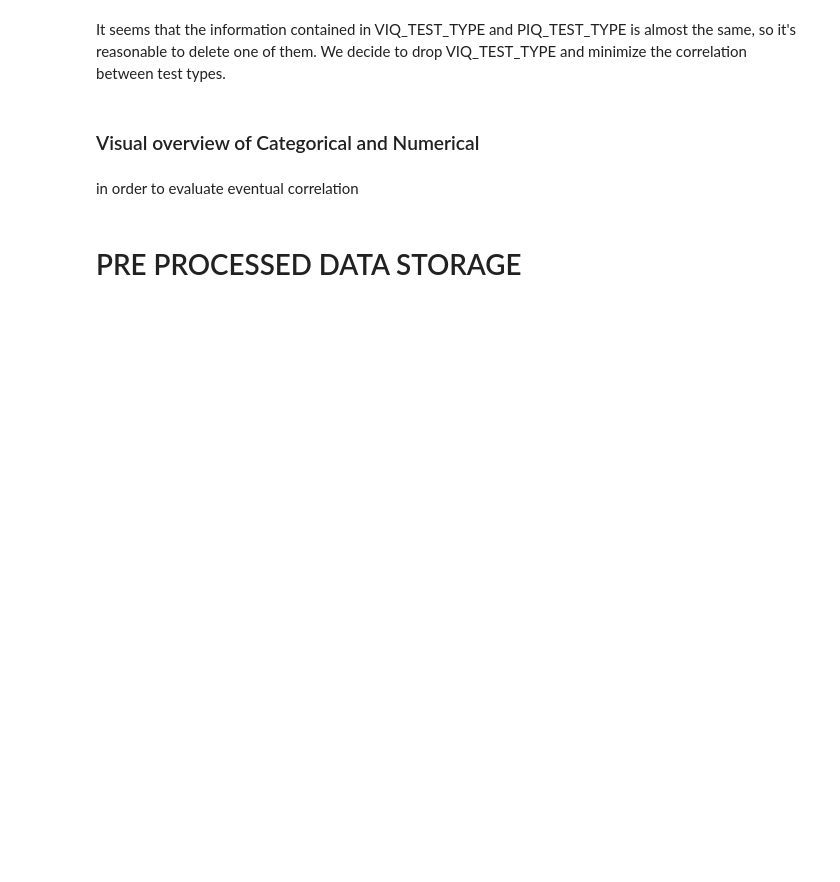
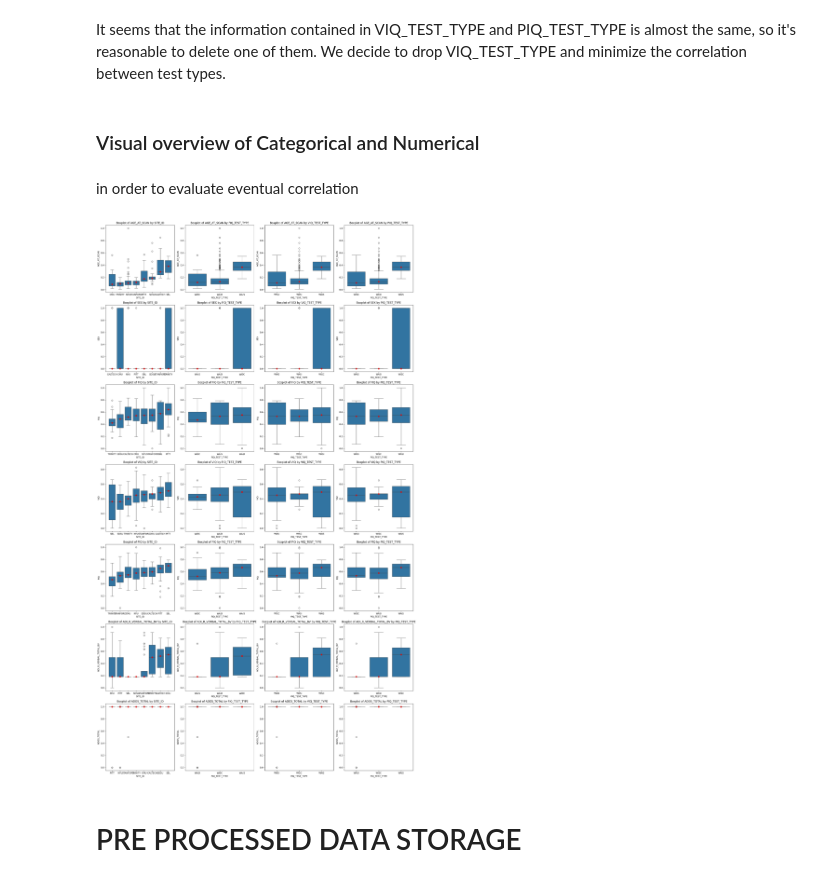
Before and after one commit to AuraNatale/AutismDataMining, a Jupyter notebook: Source Code/data_exploration short.ipynb, the cells around one changed output. Drawn from its saved outputs; the diff is of its cells as text; code cells hidden in the pictures; blank space fills up the shorter version.

Commit message:
ordered data_exploration_short + fill_missing func

```diff
--- a/Source Code/data_exploration short.ipynb
+++ b/Source Code/data_exploration short.ipynb
@@ -800,6 +783,6 @@ So for the features "FIQ", "VIQ", "PIQ", "ADOS_COMM", "ADOS_SOCIAL", "ADI_R_SOCI
 # %%
 #list of features that we want to fill
-test_score_fatures = ["FIQ", "VIQ", "PIQ", "ADOS_COMM", "ADOS_SOCIAL", "ADI_R_SOCIAL_TOTAL_A", "ADI_R_VERBAL_TOTAL_BV", "ADI_RRB_TOTAL_C", "SRS_RAW_TOTAL"]
+test_score_fatures = ["FIQ", "VIQ", "PIQ", "ADOS_TOTAL", "ADI_R_VERBAL_TOTAL_BV"]
 
 #function to fill with the global mean or the data feature mean
 def test_score_fill (feature_value, feature_name, feature_mean):
@@ -808,12 +791,8 @@ def test_score_fill (feature_value, feature_name, feature_mean):
     "FIQ": 97.34, # EEUU mean score retrieved from https://worldpopulationreview.com/country-rankings/average-iq-by-country
     "VIQ": 97.34, # EEUU mean score retrieved from https://worldpopulationreview.com/country-rankings/average-iq-by-country
     "PIQ": 97.34, # EEUU mean score retrieved from https://worldpopulationreview.com/country-rankings/average-iq-by-country
-    "ADOS_COMM": 3.0, # autism cutoff retrieved from https://www.researchgate.net/figure/ADOS-maximum-score-and-cut-off-points-for-ASD-15_tbl1_361212648
-    "ADOS_SOCIAL": 6.0, # autism cutoff retrieved from https://www.researchgate.net/figure/ADOS-maximum-score-and-cut-off-points-for-ASD-15_tbl1_361212648
-    "ADI_R_SOCIAL_TOTAL_A": 10.0, # autism cutoff retrieved from https://www.researchgate.net/figure/Summary-statistics-for-ADI-R-domain-scores_tbl4_6709395
+    "ADOS_TOTAL": 9.0, # autism cutoff retrieved from https://www.researchgate.net/figure/ADOS-maximum-score-and-cut-off-points-for-ASD-15_tbl1_361212648
     "ADI_R_VERBAL_TOTAL_BV": 8.0, # autism cutoff retrieved from https://www.researchgate.net/figure/Summary-statistics-for-ADI-R-domain-scores_tbl4_6709395
-    "ADI_RRB_TOTAL_C": 3.0, # autism cutoff retrieved from https://www.researchgate.net/figure/Summary-statistics-for-ADI-R-domain-scores_tbl4_6709395
-    "SRS_RAW_TOTAL": 61.0, # autism cutoff retrieved from https://www.researchgate.net/figure/The-Social-Responsiveness-Scale-Second-Edition-Cut-Off-Points_tbl3_378881666
     }
 
     # Then we check which feature we obtained to decide if replace
@@ -831,5 +810,5 @@ def test_score_fill (feature_value, feature_name, feature_mean):
 #loop for filling the features
 for feature_name in test_score_fatures:
     feature_mean = ASD_phenotypic_original[feature_name].mean()
-    ASD_phenotypic_filtered[feature_name] = ASD_phenotypic_filtered[feature_name].apply(test_score_fill, args=(feature_name, feature_mean))
+    ASD_phenotypic[feature_name] = ASD_phenotypic[feature_name].apply(test_score_fill, args=(feature_name, feature_mean))
 # %%
@@ -925,14 +853,14 @@ ASD_phenotypic_filtered.info()
 Since didfferent scales of numerical features, we need to normalize them
 # %%
 # Seleziona solo le colonne numeriche e rimuovi le righe con valori mancanti
-numeric = ASD_phenotypic_filtered.select_dtypes(include=['float64', 'int64']).dropna()
+numeric = ASD_phenotypic.select_dtypes(include=['float64', 'int64']).dropna()
 
 # Normalizza le features numeriche utilizzando la normalizzazione min-max
 scaler = MinMaxScaler()
 numeric_normalized = pd.DataFrame(scaler.fit_transform(numeric), columns=numeric.columns)
 # %%
 # Aggiungi le colonne numeriche normalizzate al DataFrame filtered
-ASD_phenotypic_normalized = ASD_phenotypic_filtered.copy()
+ASD_phenotypic_normalized = ASD_phenotypic.copy()
 ASD_phenotypic_normalized[numeric_normalized.columns] = numeric_normalized
 
 # Ora filtered contiene le features numeriche normalizzate insieme alle altre colonne
@@ -973,10 +932,3 @@ In order to delete one features in each couple correlated, we compare the effect
-# %%
-# Lista delle colonne da rimuovere
-columns_to_remove = ['ADOS_TOTAL', 'ADI_R_VERBAL_TOTAL_BV']
-
-# Rimuovi le colonne dal DataFrame
-ASD_phenotypic_filtered = ASD_phenotypic_filtered.drop(columns=columns_to_remove)
-ASD_phenotypic_normalized = ASD_phenotypic_normalized.drop(columns=columns_to_remove)
 # %% [markdown]
 ## Categorical features
 # %%
@@ -1007,37 +961,39 @@ in order to evaluate eventual correlation
 numeric_columns, categorical_columns, ASD_phenotypic_normalized = of.select_columns(ASD_phenotypic_normalized)
 
 # Number of plots per row
-plots_per_row = 5
+plots_per_row = 4
 num_plots = len(numeric_columns) * len(categorical_columns)
 num_rows = (num_plots + plots_per_row - 1) // plots_per_row  # Calculate the number of rows needed
 
 fig, axes = plt.subplots(num_rows, plots_per_row, figsize=(20, num_rows * 5))
 
 # Flatten axes for easy iteration
 axes = axes.flatten()
 
 plot_idx = 0
 for numeric_col in numeric_columns:
     for cat_col in categorical_columns:
         ax = axes[plot_idx]
 
         sns.boxplot(x=cat_col, y=numeric_col, data=ASD_phenotypic_normalized,
                     order=ASD_phenotypic_normalized.groupby(cat_col, observed=False)[numeric_col].median().sort_values().index, ax=ax)
 
         # Highlight the median in red
         median = ASD_phenotypic_normalized.groupby(cat_col, observed=False)[numeric_col].median().sort_values()
         for i in range(len(median)):
             ax.plot(i, median.iloc[i], 'ro')
 
         ax.set_title(f'Boxplot of {numeric_col} by {cat_col}')
         ax.set_xlabel(cat_col)
         ax.set_ylabel(numeric_col)
 
         plot_idx += 1
 
 # Remove any empty subplots
 for i in range(plot_idx, len(axes)):
     fig.delaxes(axes[i])
 
 plt.tight_layout()
 plt.show()
+# %% [output]
+[figure, added]
```
Also changed, not shown: parts of 34 cells of this notebook, 4 other files.
